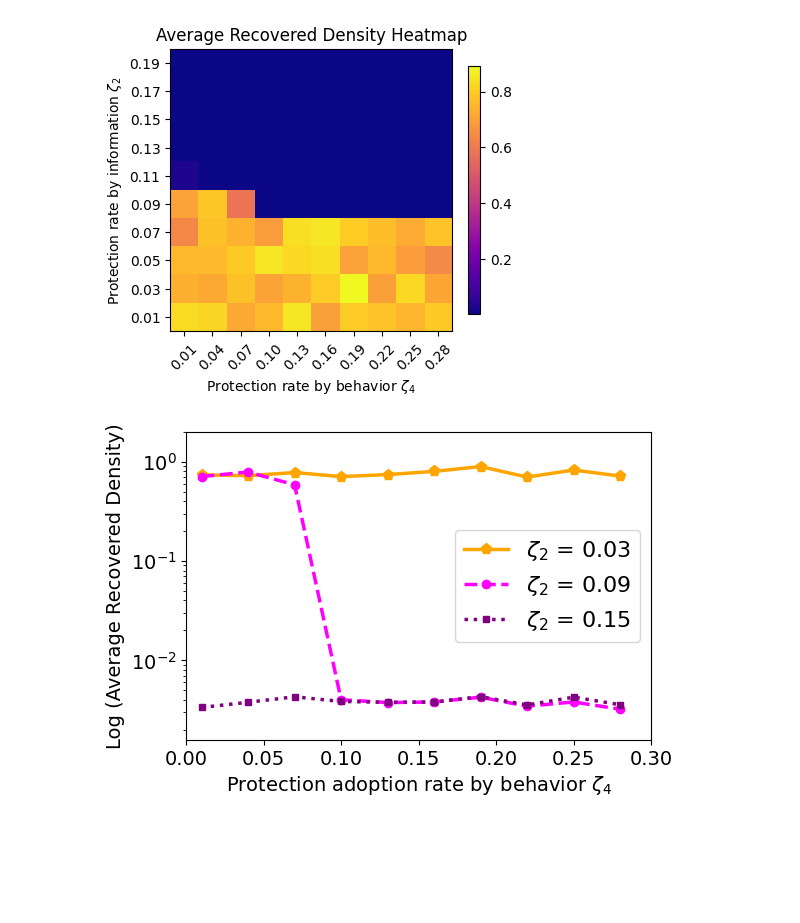
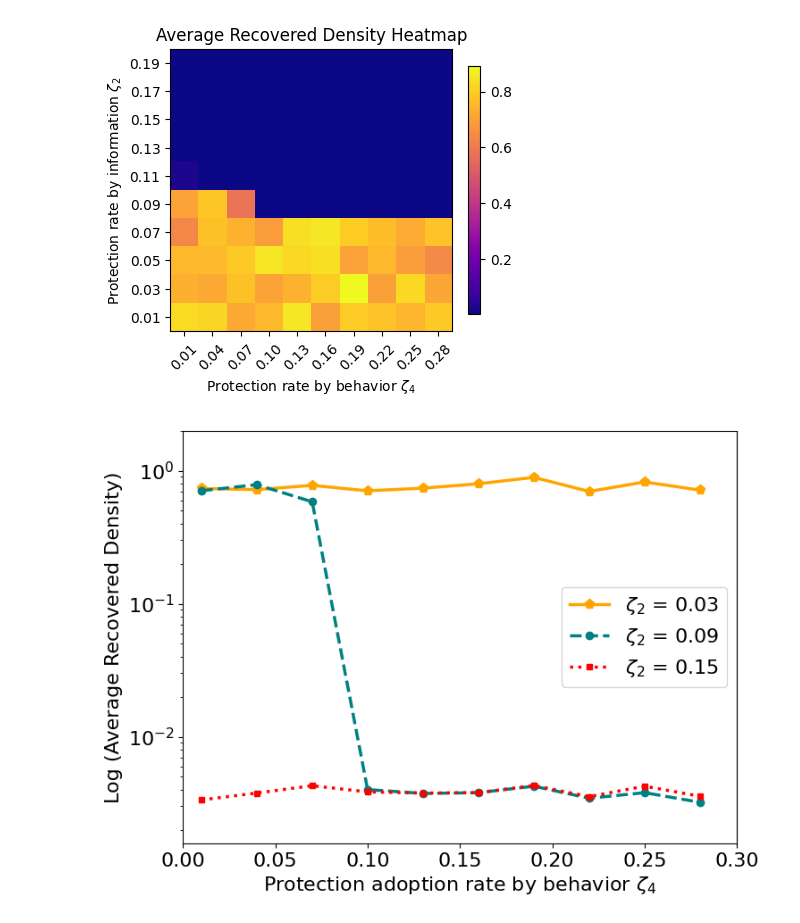
Before and after one commit to Nancy-Shi/ICE_Manuscript, a Jupyter notebook: Copy_of_3_Layer_Coupling_081423_zeta_2_zeta_4_new.ipynb, the cells around one changed output. Cells and saved outputs as stored; diff of their text form; code cells hidden in the pictures; blank space fills up the shorter version.

```diff
--- a/Copy_of_3_Layer_Coupling_081423_zeta_2_zeta_4_new.ipynb
+++ b/Copy_of_3_Layer_Coupling_081423_zeta_2_zeta_4_new.ipynb
@@ -637,37 +637,37 @@ results_rho_R5 = df.to_numpy()
 
 zeta_2_values5 = np.arange(0.01, 0.21, 0.02)
 zeta_4_values5 = np.arange(0.01, 0.31, 0.03)
 
 # Initialize a plot
-fig, ax = plt.subplots(figsize=(6,4))
+fig, ax = plt.subplots(figsize=(8,6))
 
 from itertools import cycle
 lines = ["-","--",":","-."]
 markers = ["p","o","s","D"]
 sizes = [8, 6, 4, 1]
-colors = ["orange","magenta", "purple","red"]
+colors = ["orange","teal", "red","yellow"]
 linecycler = cycle(lines)
 markercycler = cycle(markers)
 sizecycler = cycle(sizes)
 colorcycler = cycle(colors)
 
 # Loop over the selected zeta_2 indices
 for index in zeta_2_indices:
     density_values = results_rho_R5[index, 1:11]
     ax.plot(zeta_4_values5, density_values, label=f'$\zeta_2$ = {zeta_2_values5[index]:.2f}', linewidth=2.5, linestyle = next(linecycler), markersize = next(sizecycler), marker = next(markercycler), color = next(colorcycler))
 
 # Setting labels, legend and title
-ax.set_xlabel('Protection adoption rate by behavior $\zeta_4$', fontsize = 14)
-ax.set_ylabel('Log (Average Recovered Density)', fontsize = 14)
+ax.set_xlabel('Protection adoption rate by behavior $\zeta_4$', fontsize = 16)
+ax.set_ylabel('Log (Average Recovered Density)', fontsize = 16)
 #ax.set_title('Log-transformed Average Recovered Density \n for Selected $\zeta_2$ values', fontsize = 12)
 ax.set_yscale('log')  # Set y-axis to be logarithmic
-plt.rc('xtick', labelsize=14)
-plt.rc('ytick', labelsize=14)
+plt.rc('xtick', labelsize=16)
+plt.rc('ytick', labelsize=16)
 plt.xlim([0.00,0.30])
 plt.ylim([10**(-2.8),2])
 ax.legend(fontsize = 16)
 
 # Display the plot
 plt.show()
 # %% [output]
-[figure, old version]
+[figure, new version]
```
